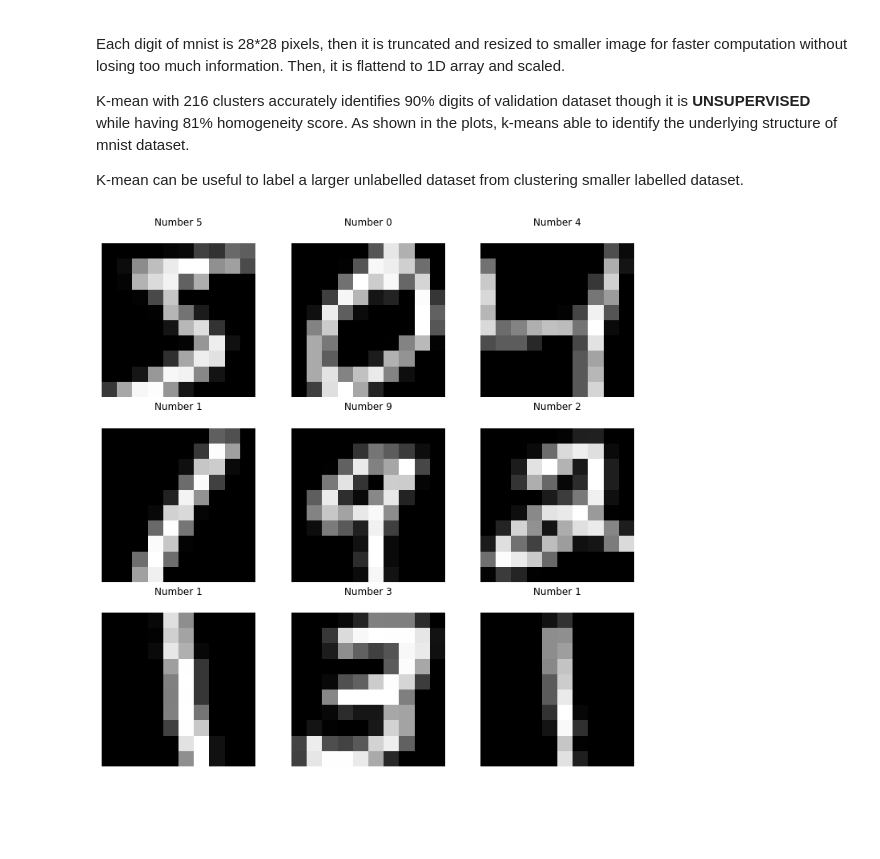
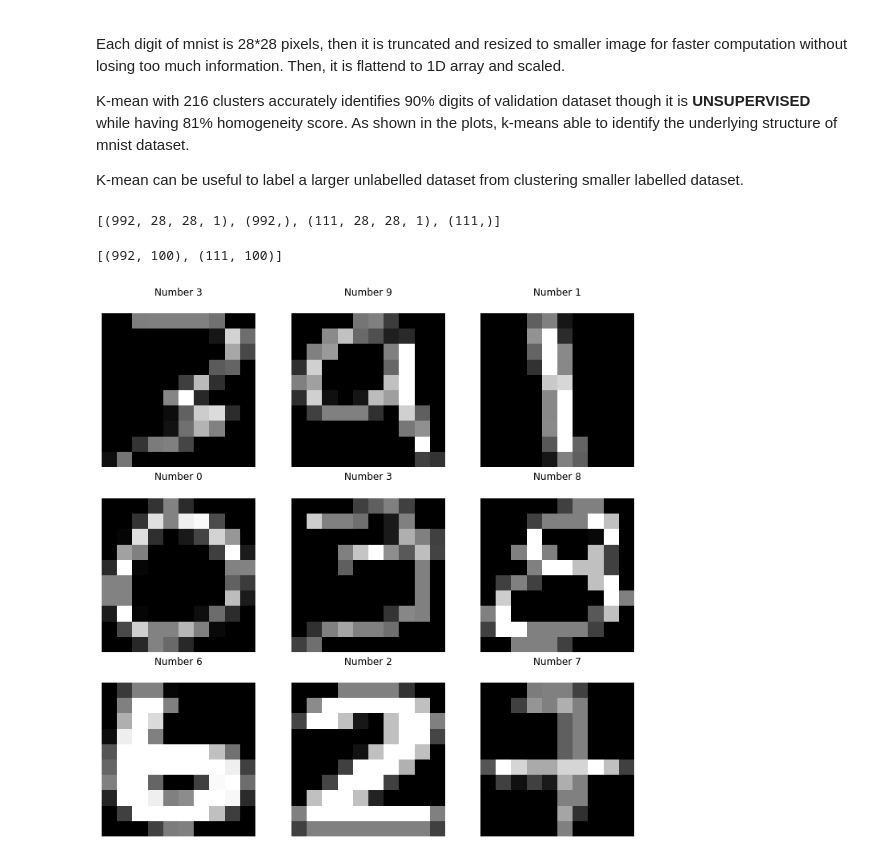
Before and after one commit to taimoon/handwritten-digits-recognition, a Jupyter notebook: unsupervised.ipynb, the cells around one changed output. Saved outputs shown, nothing was run; the diff lists cells and outputs as text; code cells hidden in the pictures; blank space fills up the shorter version.

```diff
--- a/unsupervised.ipynb
+++ b/unsupervised.ipynb
@@ -50,24 +50,37 @@ def calc_all_metrics(X, true_label, pred_labels):
         'adjusted_rand': metrics.adjusted_rand_score(true_label, pred_labels),
         'accuracy' : metrics.accuracy_score(true_label, pred_labels),
     }
+# %%
+
+from sklearn.model_selection import train_test_split
+
+# digits, labels = mnist.extract_train()
+# test_digits, test_labels = mnist.extract_test()
+
+X,y = get_data()
+X = X.reshape(-1,28,28,1)
+digits,test_digits, labels, test_labels = train_test_split(X,y, test_size=0.1, random_state=42)
+[tmp.shape for tmp in [digits, labels,test_digits, test_labels]]
+# %% [output]
+[(992, 28, 28, 1), (992,), (111, 28, 28, 1), (111,)]
 # %%
 d = 10
-digits, labels = mnist.extract_train()
-test_digits, test_labels = mnist.extract_test()
+
 digits, test_digits = tuple(transform(tmp, 4, (d,d)) for tmp in [digits, test_digits])
-[tmp.shape for tmp in [digits, test_digits]]
+print([tmp.shape for tmp in [digits, test_digits]])
 
 fig, axs = plt.subplots(3, 3, figsize = (12,12))
 plt.gray()
 
 for i, ax in enumerate(axs.flat):
     ax.matshow(digits[i].reshape(d,d))
     ax.axis('off')
     ax.set_title(f'Number {labels[i]}')
 
 fig.show()
 # %% [output]
+[(992, 100), (111, 100)]
-[figure, old version]
+[figure, new version]
 # %%
 print(n_digits := len(np.unique(labels)))
 kmeans = MiniBatchKMeans(n_clusters=n_digits)
```
Also changed, not shown: parts of 6 cells of this notebook, 1 other file.
